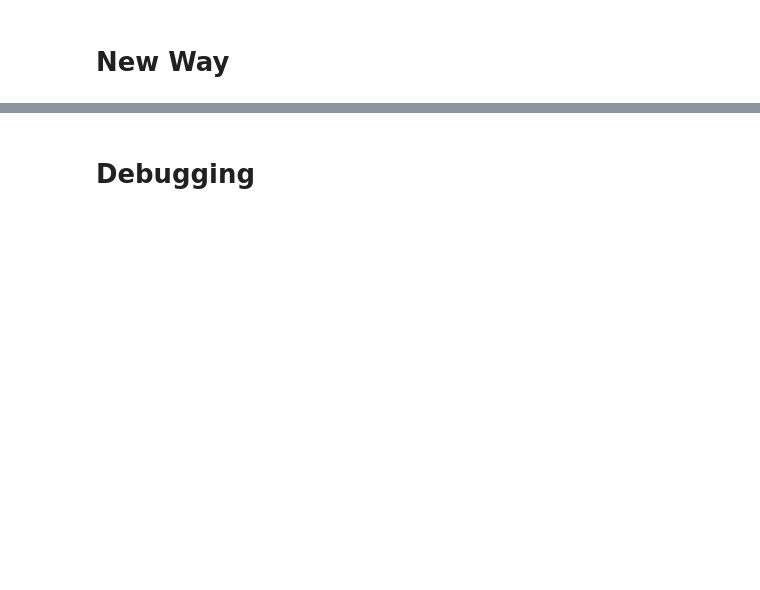
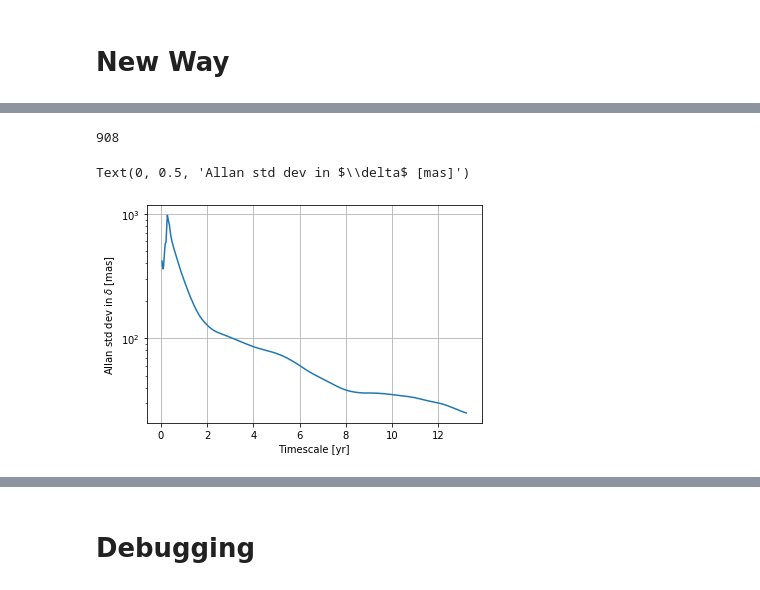
Before and after one commit to verasha/radio-sources, a Jupyter notebook: 1803+784_new.ipynb, the cells around one changed output, grey strips where cells are left out. Drawn from its saved outputs; the diff is of its cells as text; code cells hidden in the pictures; blank space fills up the shorter version.

```diff
--- a/1803+784_new.ipynb
+++ b/1803+784_new.ipynb
@@ -175,13 +171,6 @@ def allanoadev_new(y,t,error):
     allanvar = []
     # Empty tau values array
     tau = []
-
-    weights_std = []
-    for val in error:
-        if val != 0:
-            weights_std.append(1/(val**2))
-        elif val == 0:
-            weights_std.append(0)
 
     # Iterate over values of m
     for k in range(len(m)):
@@ -204,17 +193,26 @@ def allanoadev_new(y,t,error):
             Ndata = len(data_values)
             Nrray.append(Ndata)
 
-            if N == 0:
-                ybar.append(0)
+            if Ndata == 0:
+                ybar.append(np.nan)
             else:
-                avg = np.average(data_values, weights=weights_std[(t>=left) & (t<=right)])
-                ybar.append(avg)
+                if error is None:
+                    avg = np.average(data_values)
+                    ybar.append(avg)
+                else:
+                    weights_std = 1/error[(t>=left) & (t<=right)]**2
+                    avg = np.average(data_values, weights=weights_std)
+                    ybar.append(avg)
             left += step
             right += step
 
         # Define empty windows
+        Nrray = np.array(Nrray)
+        ybar = np.array(ybar)
+
         D = len(ybar[Nrray<=nconstraint])
-        M_D = len(ybar)
+        M = len(ybar)
+        print(k,len(m),M,D)
 
         # Discard windows with too few data points
         ybar = ybar[Nrray>nconstraint]
@@ -222,7 +220,7 @@ def allanoadev_new(y,t,error):
         # Calculate allan var
         outersum = []
         j = 0
-        while j < M_D-2*m[k]+1:
+        while j < M-2*m[k]+1-D:
             i = j
             innersum = []
             while i <= j+m[k]-1:
@@ -233,7 +231,7 @@ def allanoadev_new(y,t,error):
 
 
         # Calculate allan variance
-        allanvar.append(np.sum(outersum)/(M_D-2*m[k]+1))
+        allanvar.append(np.sum(outersum)/(M-2*m[k]+1-D))
 
         # Calculate tau
         tau.append(tau0*m[k])
@@ -244,4 +242,4 @@ def allanoadev_new(y,t,error):
     return tau, allanstd
 # %%
 %%time
-tau_dec_new, allanstd_dec_new = allanoadev_new(df['Dec. (mas)'].values,df['MJD'],df['Err. Dec. (mas)'])
+tau_dec_new, allanstd_dec_new = allanoadev_new(df['Dec. (micas)'].values,df['MJD'].values,df['Err. Dec. (micas)'].values)
@@ -247,0 +284,15 @@ tau_dec_new, allanstd_dec_new = allanoadev_new(df['Dec. (mas)'].values,df['MJD']
+# %%
+len(allanstd_dec_new)
+# %% [output]
+908
+# %%
+tau_dec_year = [x/365.242198781 for x in tau_dec_new]
+# %%
+plt.plot(tau_dec_year,allanstd_dec_new)
+plt.yscale('log')
+plt.grid()
+plt.xlabel('Timescale [yr]')
+plt.ylabel('Allan std dev in $\delta$ [mas]')
+# %% [output]
+Text(0, 0.5, 'Allan std dev in $\\delta$ [mas]')
+[figure, added]
```
Also changed, not shown: parts of 20 cells of this notebook, 4 other files.
